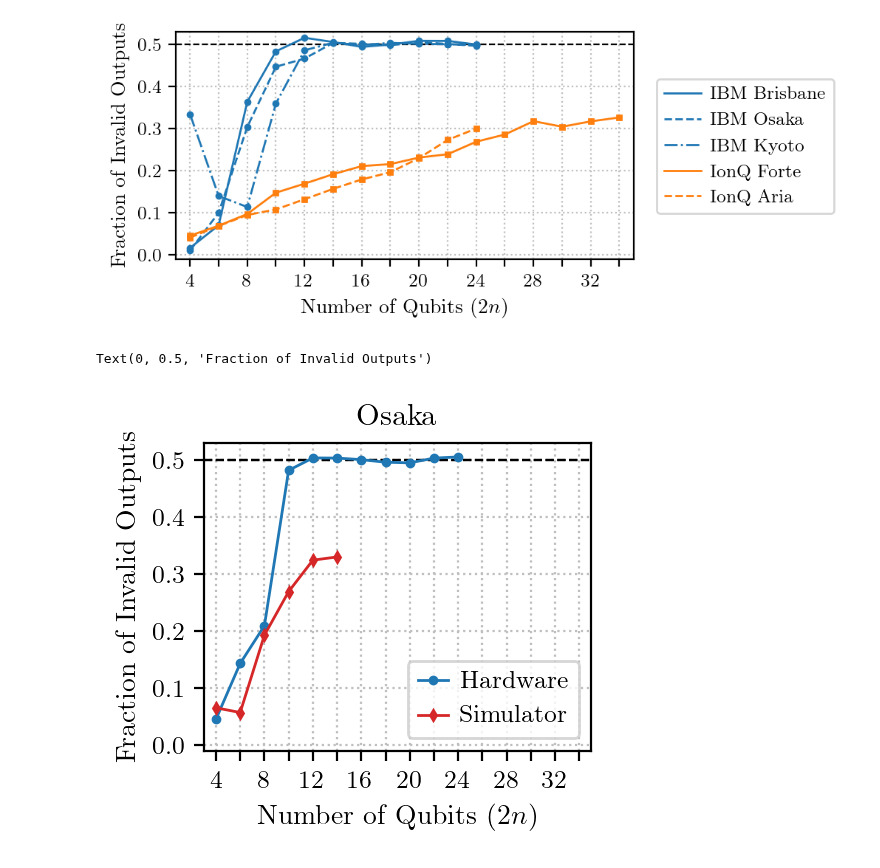
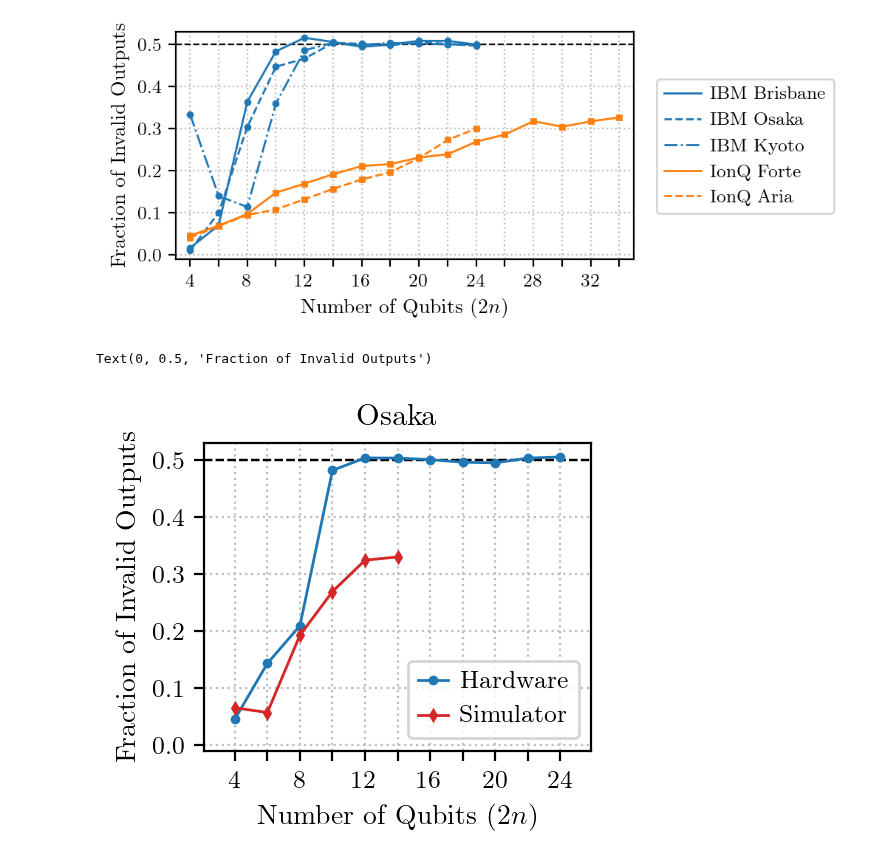
Before and after one commit to reecejrobertson/simons-algorithm, a Jupyter notebook: combinedPlotting.ipynb, the cells around one changed output. Cells and saved outputs as stored; diff of their text form; code cells hidden in the pictures.

Commit message:
Corrections to additional plots.

```diff
--- a/combinedPlotting.ipynb
+++ b/combinedPlotting.ipynb
@@ -348,37 +348,37 @@ _plot_args_expt = {
     'markersize': 2.5,
     'label': 'Hardware'
 }
 
 _plot_args_sim = _plot_args_expt.copy()
 _plot_args_sim['color'] = 'C3'
 _plot_args_sim['marker'] = 'd'
 _plot_args_sim['label'] = 'Simulator'
 
-ax.set_xlim(3, 35)
+ax.set_xlim(2.1, 25.9)
 ax.set_ylim(-0.01, 0.53)
 ax.set_yticks(np.arange(0, 0.51, 0.1))
-ax.set_xticks(np.arange(4, 34+1, 2))
+ax.set_xticks(np.arange(4, 24+1, 2))
 
-ax.set_xticklabels([str(nq) if nq % 4 == 0 else "" for nq in range(4, 34+1, 2)])
+ax.set_xticklabels([str(nq) if nq % 4 == 0 else "" for nq in range(4, 24+1, 2)])
 
 ax.grid(color='0.75', linestyle=':')
 
 ax.axhline(0.5, color='black', linestyle='--', linewidth=0.8)
 ax.grid(color='0.75', linestyle=':')
 ax.axhline(0.5, color='black', linestyle='--', linewidth=0.8)
 
 _do_plot(ax, *data['IBM Osaka Post Update'], **_plot_args_expt)
 _do_plot(ax, *data['IBM Osaka Simulator Post Update'], **_plot_args_sim)
 
 ax.legend(handletextpad=0.5, handlelength=1.2)
 
 ax.set_title("Osaka")
 
 ax.set_xlabel("Number of Qubits ($2n$)")
 ax.set_ylabel("Fraction of Invalid Outputs")
 # %% [output]
 Text(0, 0.5, 'Fraction of Invalid Outputs')
-[figure, old version]
+[figure, new version]
 # %%
 fig.savefig("IBMOsakaPostUpdate.pdf", format='pdf', bbox_inches='tight')
 # %%
```
Also changed, not shown: parts of 1 cell of this notebook.
